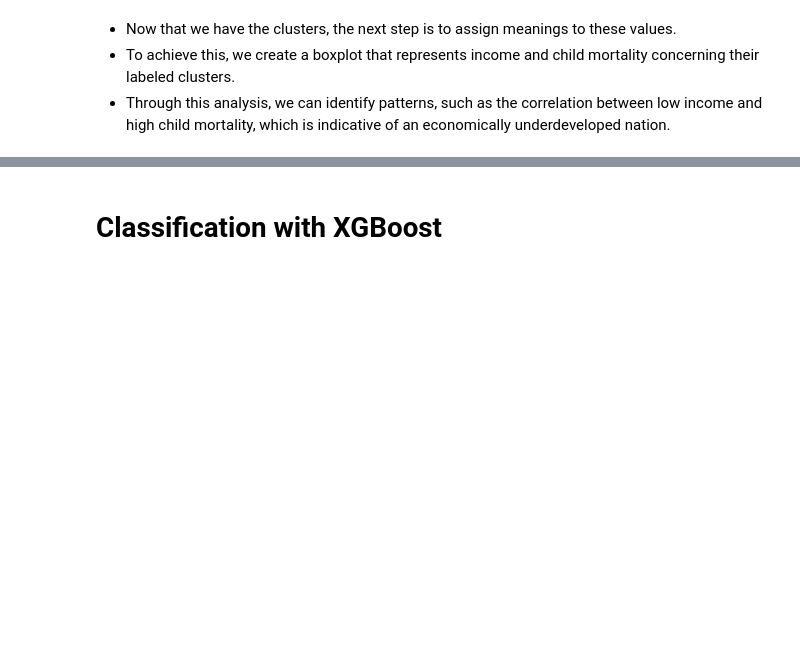
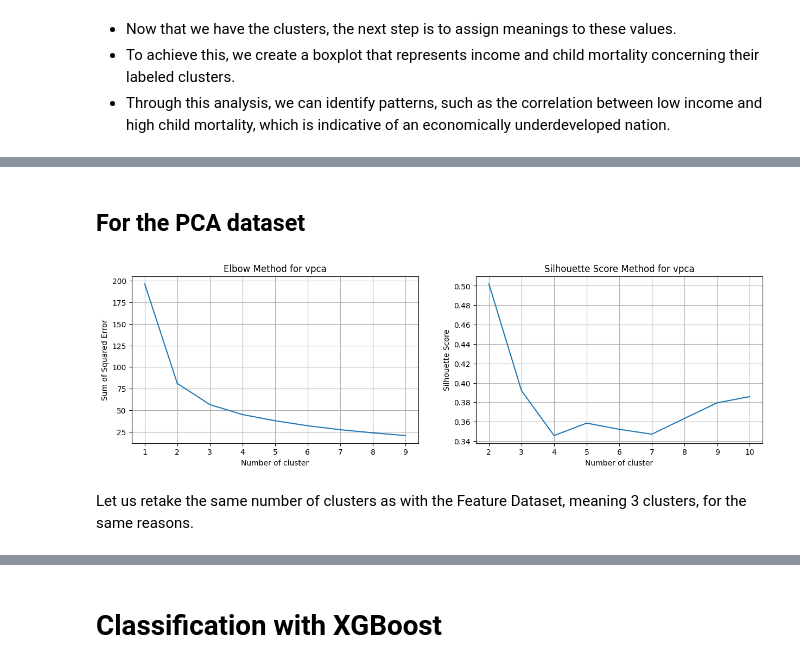
Before and after one commit to Clement733/Global-Aid-Assessment-and-Continent-Classification, a Jupyter notebook: project.ipynb, the cells around one changed output, grey strips where cells are left out. Drawn from its saved outputs; the diff is of its cells as text; code cells hidden in the pictures; blank space fills up the shorter version.

```diff
--- a/project.ipynb
+++ b/project.ipynb
@@ -1020,0 +890,32 @@ Thus, we can see that the KMeans model works really well with the data given giv
+# %% [markdown]
+## For the PCA dataset
+# %%
+sse={}; sil=[]; kmax=10
+fig=plt.subplots(1,2,figsize=(15,4))
+
+#Elbow Method
+plt.subplot(1,2,1)
+for k in range(1, 10):
+    kmeans = KMeans(n_clusters=k, max_iter=300).fit(vpca)
+    sse[k] = kmeans.inertia_
+sns.lineplot(x=list(sse.keys()), y=list(sse.values()))
+plt.title('Elbow Method for vpca')
+plt.xlabel('Number of cluster')
+plt.ylabel('Sum of Squared Error')
+plt.grid()
+
+#Silhouette Score
+plt.subplot(1,2,2)
+for k in range(2, kmax+1):
+    kmeans = KMeans(n_clusters=k, max_iter=300).fit(vpca)
+    labels = kmeans.labels_
+    sil.append(silhouette_score(vpca, labels, metric = 'euclidean'))
+sns.lineplot(x = range(2,kmax + 1), y = sil);
+plt.title('Silhouette Score Method for vpca')
+plt.xlabel("Number of cluster")
+plt.ylabel("Silhouette Score")
+plt.grid()
+# %% [output]
+[figure, added]
+# %% [markdown]
+Let us retake the same number of clusters as with the Feature Dataset, meaning 3 clusters, for the same reasons.
```
Also changed, not shown: parts of 60 cells of this notebook.
